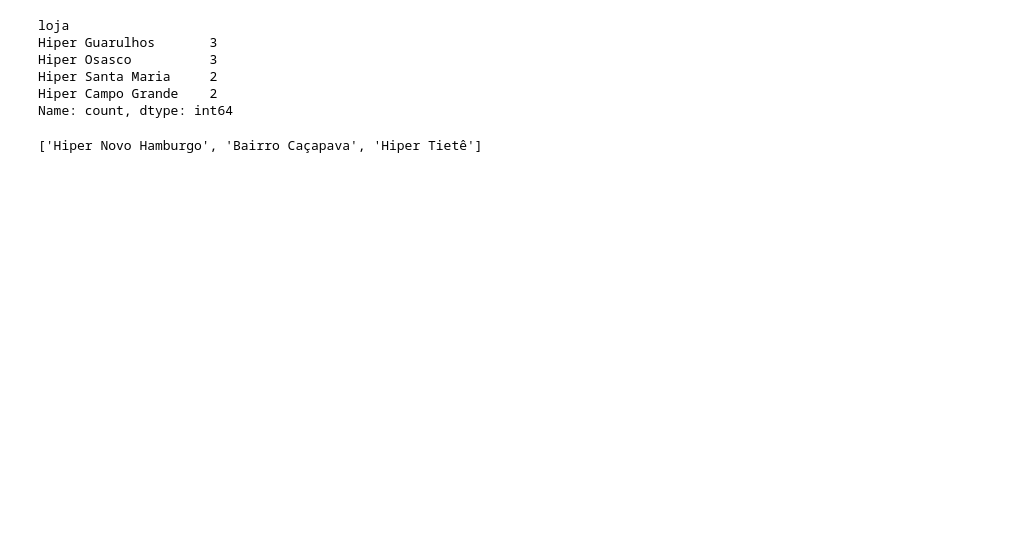
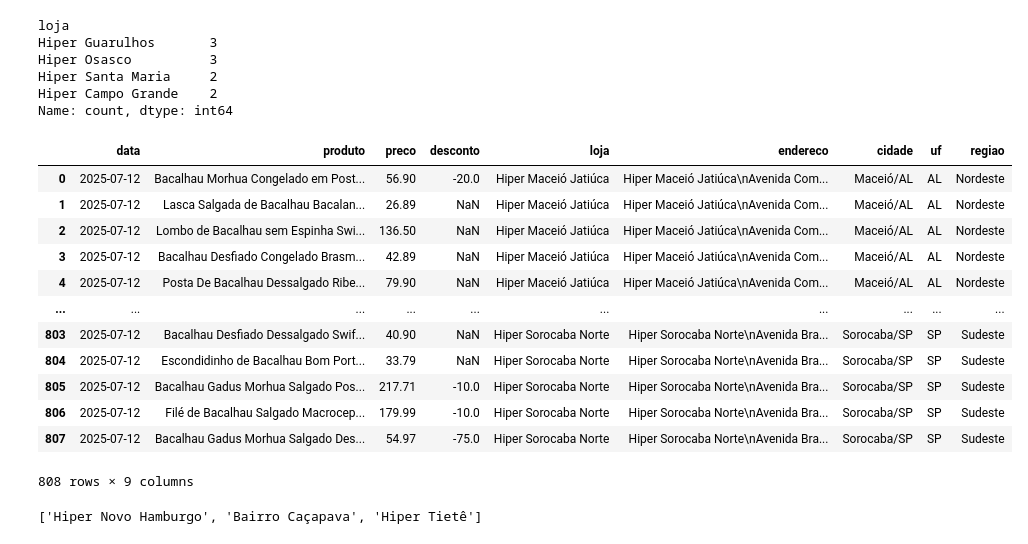
Before and after one commit to Fagoneto/Painel_Precos_scrap, a Jupyter notebook: Coleta de Dados_carrefour_todas as lojas_test.ipynb, the cells around one changed output. Drawn from its saved outputs; the diff is of its cells as text; code cells hidden in the pictures; blank space fills up the shorter version.

```diff
--- a/Coleta de Dados_carrefour_todas as lojas_test.ipynb
+++ b/Coleta de Dados_carrefour_todas as lojas_test.ipynb
@@ -469,3 +484,20 @@ Name: count, dtype: int64
+# %%
+df_produtos = pd.read_csv('carrefour_coleta_bacalhau_total.csv', sep=',')
+df_produtos
+# %% [output]
+|  | data | produto | preco | desconto | loja | endereco | cidade | uf | regiao |
+| 0 | 2025-07-12 | Bacalhau Morhua Congelado em Post... | 56.90 | -20.0 | Hiper Maceió Jatiúca | Hiper Maceió Jatiúca\nAvenida Com... | Maceió/AL | AL | Nordeste |
+| 1 | 2025-07-12 | Lasca Salgada de Bacalhau Bacalan... | 26.89 | NaN | Hiper Maceió Jatiúca | Hiper Maceió Jatiúca\nAvenida Com... | Maceió/AL | AL | Nordeste |
+| 2 | 2025-07-12 | Lombo de Bacalhau sem Espinha Swi... | 136.50 | NaN | Hiper Maceió Jatiúca | Hiper Maceió Jatiúca\nAvenida Com... | Maceió/AL | AL | Nordeste |
+| 3 | 2025-07-12 | Bacalhau Desfiado Congelado Brasm... | 42.89 | NaN | Hiper Maceió Jatiúca | Hiper Maceió Jatiúca\nAvenida Com... | Maceió/AL | AL | Nordeste |
+| 4 | 2025-07-12 | Posta De Bacalhau Dessalgado Ribe... | 79.90 | NaN | Hiper Maceió Jatiúca | Hiper Maceió Jatiúca\nAvenida Com... | Maceió/AL | AL | Nordeste |
+| ... | ... | ... | ... | ... | ... | ... | ... | ... | ... |
+| 803 | 2025-07-12 | Bacalhau Desfiado Dessalgado Swif... | 40.90 | NaN | Hiper Sorocaba Norte | Hiper Sorocaba Norte\nAvenida Bra... | Sorocaba/SP | SP | Sudeste |
+| 804 | 2025-07-12 | Escondidinho de Bacalhau Bom Port... | 33.79 | NaN | Hiper Sorocaba Norte | Hiper Sorocaba Norte\nAvenida Bra... | Sorocaba/SP | SP | Sudeste |
+| 805 | 2025-07-12 | Bacalhau Gadus Morhua Salgado Pos... | 217.71 | -10.0 | Hiper Sorocaba Norte | Hiper Sorocaba Norte\nAvenida Bra... | Sorocaba/SP | SP | Sudeste |
+| 806 | 2025-07-12 | Filé de Bacalhau Salgado Macrocep... | 179.99 | -10.0 | Hiper Sorocaba Norte | Hiper Sorocaba Norte\nAvenida Bra... | Sorocaba/SP | SP | Sudeste |
+| 807 | 2025-07-12 | Bacalhau Gadus Morhua Salgado Des... | 54.97 | -75.0 | Hiper Sorocaba Norte | Hiper Sorocaba Norte\nAvenida Bra... | Sorocaba/SP | SP | Sudeste |
+808 rows × 9 columns
 # %%
 df_lojas_geo = pd.read_csv('lista_lojas_carrefour.csv', sep=';')
 
```
Also changed, not shown: parts of 20 cells of this notebook, 20 other files.
